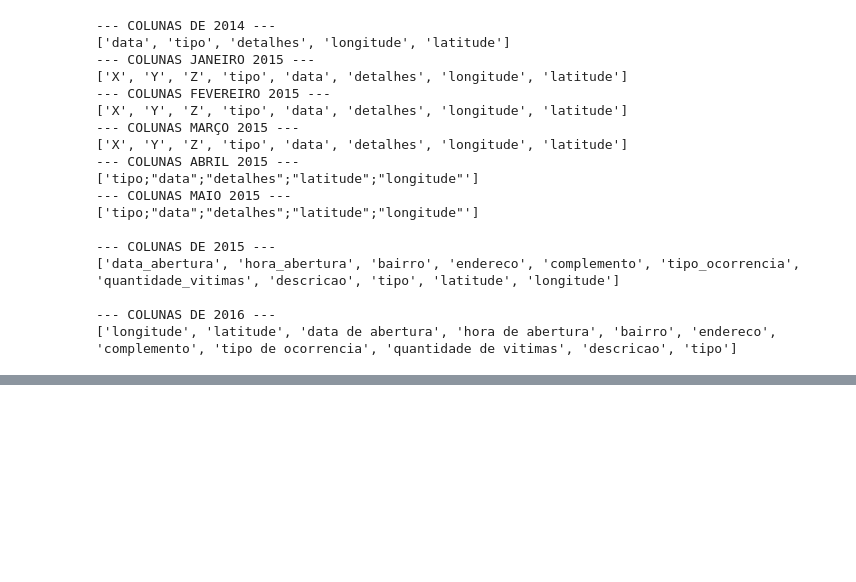
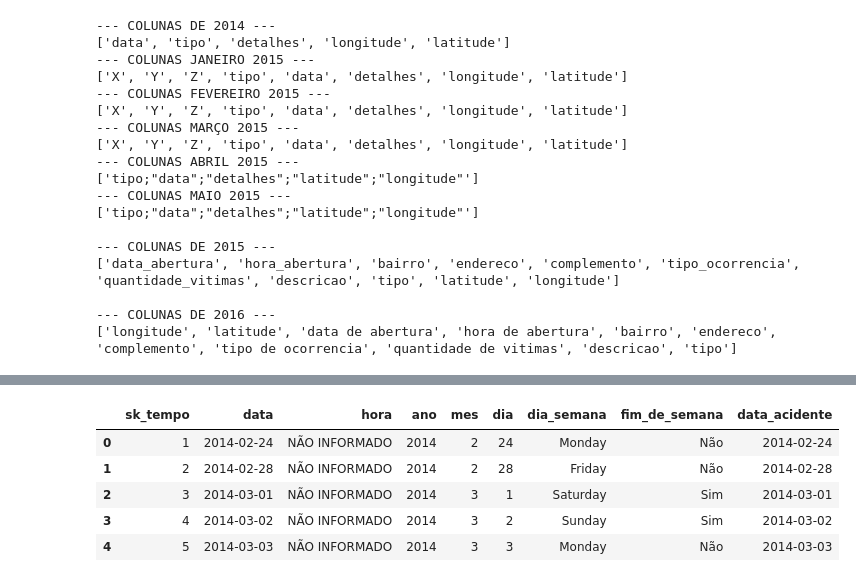
Before and after one commit to annecollier/Projeto-de-Integracao, a Jupyter notebook: pipelns/Pipeline_ETL_Acidentes.ipynb, the cells around one changed output, grey strips where cells are left out. Drawn from its saved outputs; the diff is of its cells as text; code cells hidden in the pictures; blank space fills up the shorter version.

```diff
--- a/pipelns/Pipeline_ETL_Acidentes.ipynb
+++ b/pipelns/Pipeline_ETL_Acidentes.ipynb
@@ -238,0 +113,80 @@ Tabela Fato criada com sucesso!
+# %%
+colunas_texto = ['hora', 'bairro', 'endereco', 'descricao', 'ocorrencia_raw', 'tipo_raw']
+df_consolidado[colunas_texto] = df_consolidado[colunas_texto].fillna('NÃO INFORMADO')
+df_consolidado['quantidade_vitimas'] = pd.to_numeric(df_consolidado['quantidade_vitimas'], errors='coerce').fillna(1).astype(int)
+
+df_consolidado['data'] = pd.to_datetime(df_consolidado['data'], errors='coerce')
+df_consolidado = df_consolidado.dropna(subset=['data'])
+
+for col in colunas_texto:
+    df_consolidado[col] = df_consolidado[col].str.upper().str.strip()
+# %%
+def classificar_veiculo(tipo):
+    if 'MOTO' in tipo: return 'Motocicleta'
+    if 'CICLOMOT' in tipo: return 'Ciclomotor'
+    if 'AUTOM' in tipo or 'COLIS' in tipo: return 'Automóvel'
+    if 'CICLISTA' in tipo: return 'Ciclista'
+    if 'PEDESTRE' in tipo or 'ATROPELAMENTO' in tipo: return 'Pedestre'
+    return 'Outros'
+
+def categorizar_veiculo(tipo_veiculo):
+    if tipo_veiculo in ['Motocicleta', 'Ciclomotor']: return 'Motorizado de duas rodas'
+    if tipo_veiculo == 'Automóvel': return 'Motorizado de quatro ou mais rodas'
+    if tipo_veiculo == 'Ciclista': return 'Não motorizado'
+    if tipo_veiculo == 'Pedestre': return 'Pedestre'
+    return 'Outros'
+
+def classificar_ocorrencia(ocorrencia):
+    if any(x in ocorrencia for x in ['COLISÃO', 'CHOQUE', 'ENGAVETAMENTO']): return 'Colisão'
+    if 'ATROPELAMENTO ANIMAL' in ocorrencia: return 'Atropelamento de animal'
+    if 'ATROPELAMENTO' in ocorrencia: return 'Atropelamento'
+    if 'CAPOTAMENTO' in ocorrencia or 'TOMBAMENTO' in ocorrencia: return 'Perda de controle'
+    return 'Outros'
+
+def classificar_causa(row):
+    oco = row['ocorrencia_raw']
+    tipo = row['tipo_raw']
+    desc = row['descricao']
+    if 'ATROPELAMENTO ANIMAL' in oco or 'ANIMAL' in desc: return 'Atropelamento de animal'
+    if 'ATROPELAMENTO' in oco or 'PEDESTRE' in tipo: return 'Atropelamento de pedestre'
+    if 'CAPOTAMENTO' in oco or 'TOMBAMENTO' in oco: return 'Capotamento/Tombamento'
+    if 'COLIS' in oco or 'CHOQUE' in oco or 'ENGAVET' in oco or 'COLIS' in tipo: return 'Colisão entre veículos'
+    if 'CICLISTA' in tipo: return 'Acidente com ciclista'
+    return 'Não classificado'
+
+df_consolidado['tipo_veiculo'] = df_consolidado['tipo_raw'].apply(classificar_veiculo)
+df_consolidado['categoria_veiculo'] = df_consolidado['tipo_veiculo'].apply(categorizar_veiculo)
+df_consolidado['classificacao_ocorrencia'] = df_consolidado['ocorrencia_raw'].apply(classificar_ocorrencia)
+df_consolidado['causa_acidente'] = df_consolidado.apply(classificar_causa, axis=1)
+
+dim_tipo_acidente = df_consolidado[['causa_acidente', 'descricao']].drop_duplicates().reset_index(drop=True)
+dim_tipo_acidente = dim_tipo_acidente.rename(columns={'descricao': 'descricao_detalhada'})
+dim_tipo_acidente.insert(0, 'sk_tipo_acidente', dim_tipo_acidente.index + 1)
+
+dim_veiculo = df_consolidado[['tipo_veiculo', 'categoria_veiculo']].drop_duplicates().reset_index(drop=True)
+dim_veiculo.insert(0, 'sk_veiculo', dim_veiculo.index + 1)
+
+dim_local = df_consolidado[['bairro', 'endereco', 'latitude', 'longitude']].drop_duplicates().reset_index(drop=True)
+dim_local.insert(0, 'sk_local', dim_local.index + 1)
+
+dim_tempo = df_consolidado[['data', 'hora']].drop_duplicates().reset_index(drop=True)
+dim_tempo.insert(0, 'sk_tempo', dim_tempo.index + 1)
+dim_tempo['ano'] = dim_tempo['data'].dt.year
+dim_tempo['mes'] = dim_tempo['data'].dt.month
+dim_tempo['dia'] = dim_tempo['data'].dt.day
+dim_tempo['dia_semana'] = dim_tempo['data'].dt.day_name()
+dim_tempo['fim_de_semana'] = np.where(dim_tempo['data'].dt.dayofweek.isin([5, 6]), 'Sim', 'Não')
+dim_tempo['data_acidente'] = dim_tempo['data'].dt.strftime('%Y-%m-%d')
+
+dim_ocorrencia = df_consolidado[['ocorrencia_raw', 'classificacao_ocorrencia']].drop_duplicates().reset_index(drop=True)
+dim_ocorrencia = dim_ocorrencia.rename(columns={'ocorrencia_raw': 'tipo_ocorrencia'})
+dim_ocorrencia.insert(0, 'sk_ocorrencia', dim_ocorrencia.index + 1)
+
+display(dim_tempo.head())
+# %% [output]
+|  | sk_tempo | data | hora | ano | mes | dia | dia_semana | fim_de_semana | data_acidente |
+| 0 | 1 | 2014-02-24 | NÃO INFORMADO | 2014 | 2 | 24 | Monday | Não | 2014-02-24 |
+| 1 | 2 | 2014-02-28 | NÃO INFORMADO | 2014 | 2 | 28 | Friday | Não | 2014-02-28 |
+| 2 | 3 | 2014-03-01 | NÃO INFORMADO | 2014 | 3 | 1 | Saturday | Sim | 2014-03-01 |
+| 3 | 4 | 2014-03-02 | NÃO INFORMADO | 2014 | 3 | 2 | Sunday | Sim | 2014-03-02 |
+| 4 | 5 | 2014-03-03 | NÃO INFORMADO | 2014 | 3 | 3 | Monday | Não | 2014-03-03 |
```
Also changed, not shown: parts of 10 cells of this notebook, 2 other files.
